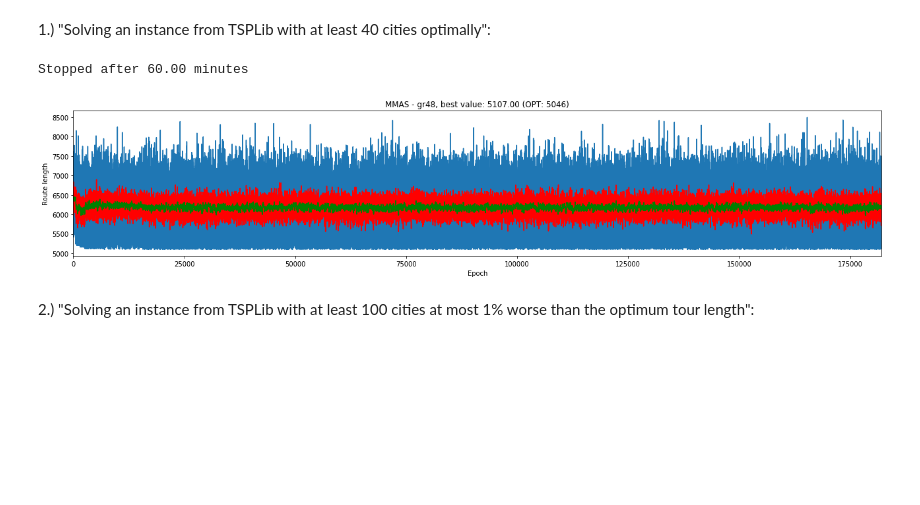
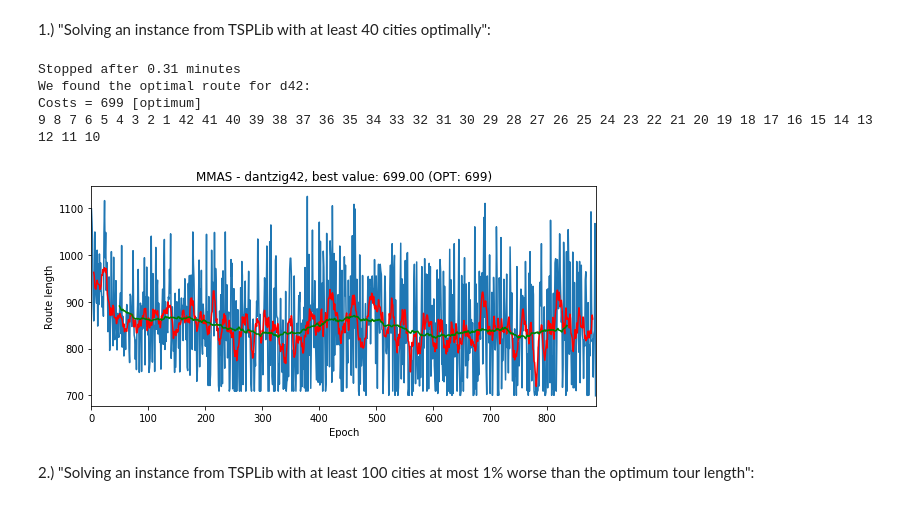
Before and after one commit to Chaoste/course-nia, a Jupyter notebook: project3/project3.ipynb, the cells around one changed output. Drawn from its saved outputs; the diff is of its cells as text; code cells hidden in the pictures; blank space fills up the shorter version.

Commit message:
optimal solution for 42 cities, algorithm can be executed multiple times, add 100 cities problems

```diff
--- a/project3/project3.ipynb
+++ b/project3/project3.ipynb
@@ -228,24 +228,22 @@ resources used (“four cores at 2.3GHz for 24 hours. . . ”)."
 # %% [markdown]
 1.) "Solving an instance from TSPLib with at least 40 cities optimally":
 # %%
-# (alpha=1, beta=8) -> 5107
-# (alpha=2, beta=2) -> 5107
-# (alpha=2, beta=0) ->
-alpha=2
-beta=0
-
-# Run gr48 for 60 minutes
+# Run dantzig42 for 60 minutes
 np.random.seed(0)
-opt_setting = utils.opt_setting(gr48_problem)
-mmas48 = algo.MMAS(gr48_problem, wall_clock_time=3600, **opt_setting)
-route_length, costs = mmas48()
-if costs.min() == gr48_problem['opt']:
+d42_problem = tsp_parser.load_problem('data/dantzig42')
+opt_setting = utils.opt_setting(d42_problem)
+mmas42 = algo.MMAS(d42_problem, wall_clock_time=60*60, **opt_setting)
+route_length, route = mmas42()
+if route_length == d42_problem['opt']:
     # Shift indizes to their original value
-    print('We found the optimal route for gr48: {}\n Costs = {:.2f} [optimum]'.format(
-        ' '.join([x + 1 for x in route_length]),
-        costs.min()))
+    print('We found the optimal route for d42:\nCosts = {} [optimum]\n{}'.format(
+        route_length,
+        ' '.join([str(x + 1) for x in route])))
 # %% [output]
-Stopped after 60.00 minutes
+Stopped after 0.31 minutes
+We found the optimal route for d42:
+Costs = 699 [optimum]
+9 8 7 6 5 4 3 2 1 42 41 40 39 38 37 36 35 34 33 32 31 30 29 28 27 26 25 24 23 22 21 20 19 18 17 16 15 14 13 12 11 10
-[figure, old version]
+[figure, new version]
 # %% [markdown]
 2.) "Solving an instance from TSPLib with at least 100 cities at most 1% worse than the optimum tour length":
```
Also changed, not shown: parts of 5 cells of this notebook, 10 other files.
